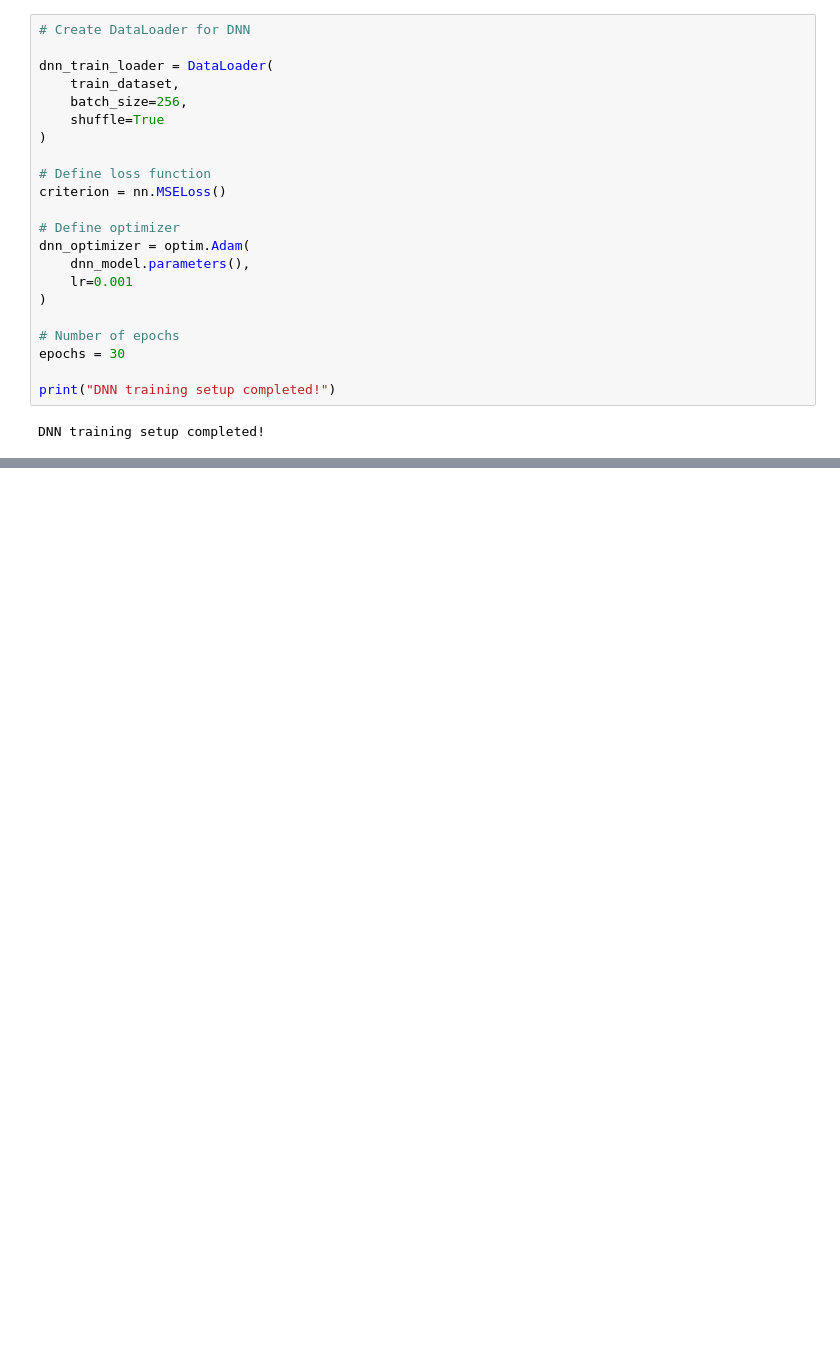
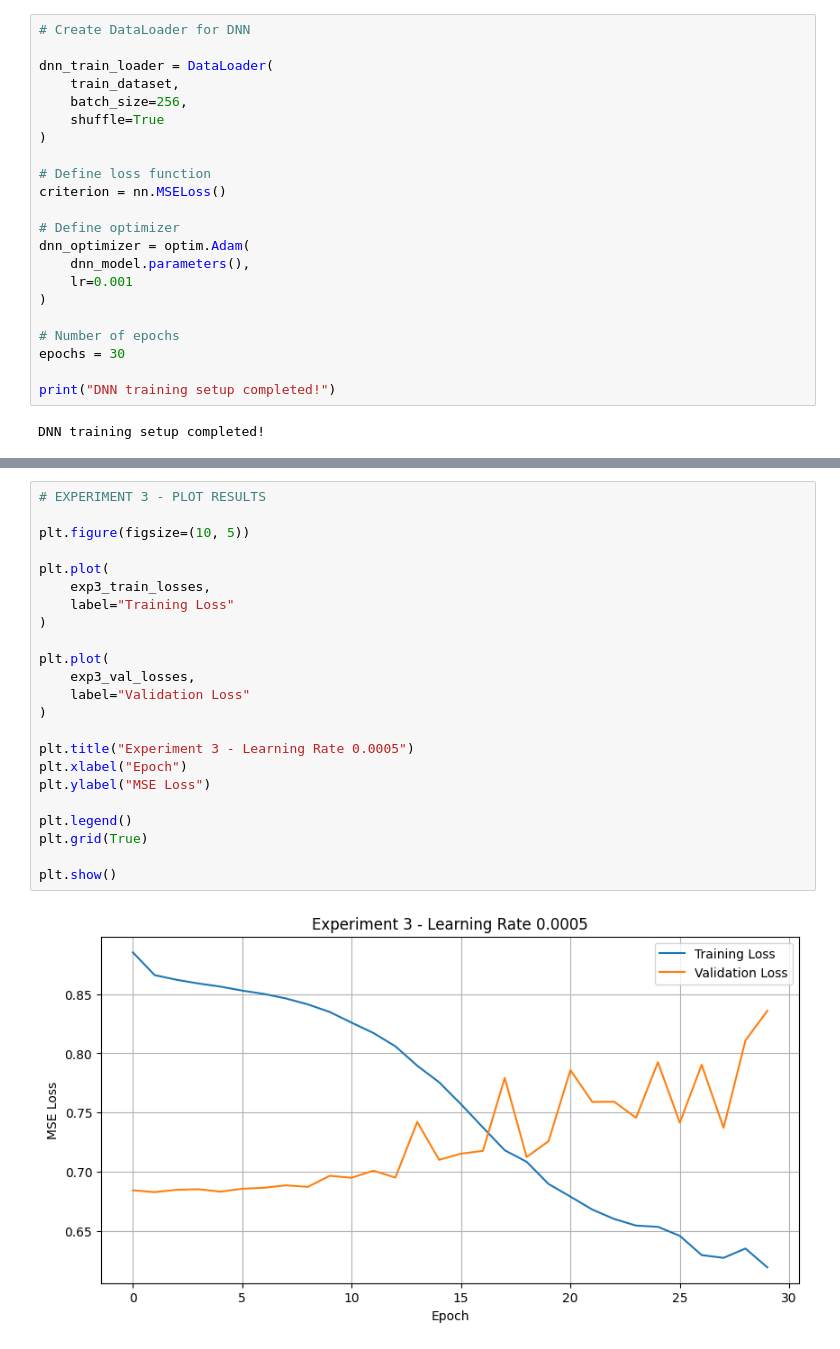
Before and after one commit to snkhader22/Deep-Learning-Project, a Jupyter notebook: DL2.ipynb, the cells around one changed output, grey strips where cells are left out. Cells and saved outputs as stored; diff of their text form; blank space fills up the shorter version.

```diff
--- a/DL2.ipynb
+++ b/DL2.ipynb
@@ -1220,0 +1255,25 @@ plt.show()
+# %%
+# EXPERIMENT 3 - PLOT RESULTS
+
+plt.figure(figsize=(10, 5))
+
+plt.plot(
+    exp3_train_losses,
+    label="Training Loss"
+)
+
+plt.plot(
+    exp3_val_losses,
+    label="Validation Loss"
+)
+
+plt.title("Experiment 3 - Learning Rate 0.0005")
+plt.xlabel("Epoch")
+plt.ylabel("MSE Loss")
+
+plt.legend()
+plt.grid(True)
+
+plt.show()
+# %% [output]
+[figure, added]
```
Also changed, not shown: parts of 82 cells of this notebook.
